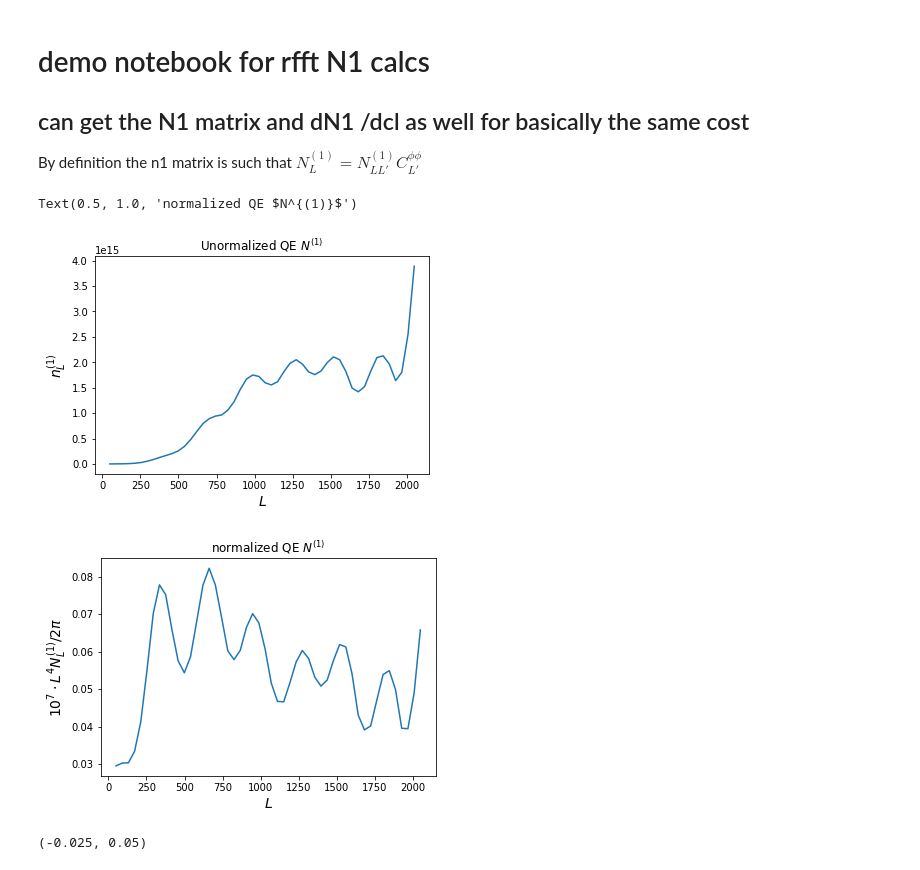
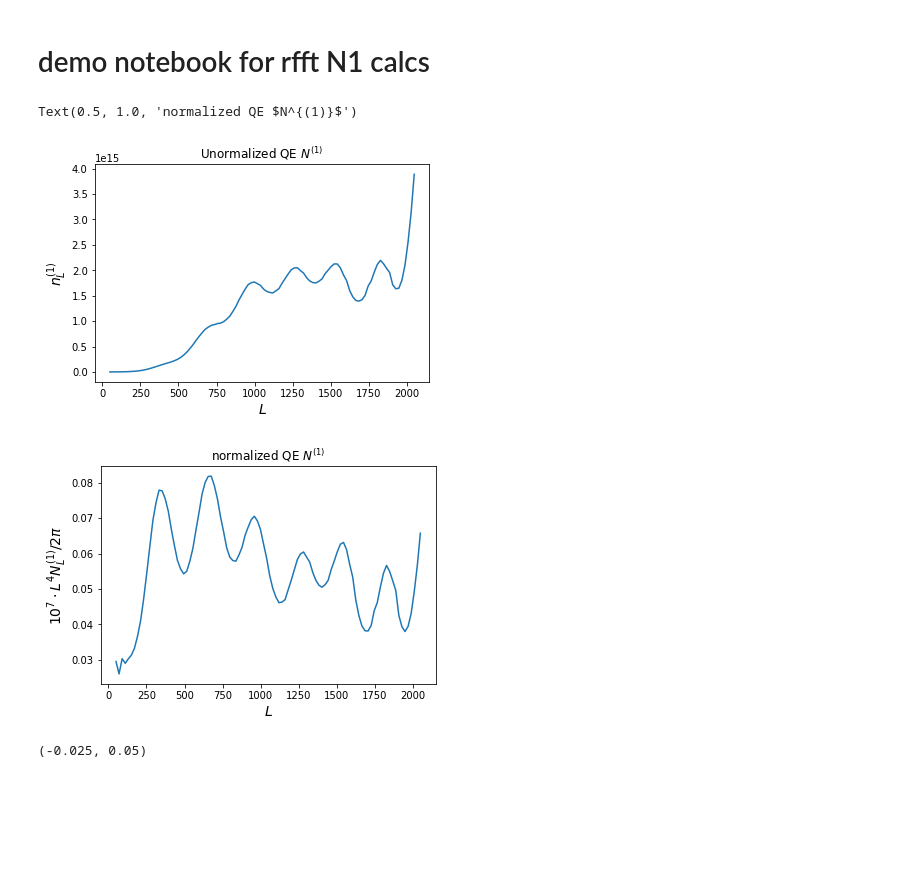
Before and after one commit to NextGenCMB/lensitbiases, a Jupyter notebook: demo_N1.ipynb, the cells around one changed output. Drawn from its saved outputs; the diff is of its cells as text; code cells hidden in the pictures; blank space fills up the shorter version.

```diff
--- a/demo_N1.ipynb
+++ b/demo_N1.ipynb
@@ -1,9 +1,5 @@
-# %% [markdown]
-# demo notebook for rfft N1 calcs
-
-## can get the N1 matrix and dN1 /dcl as well for basically the same cost
-
-By definition the n1 matrix is such that $N^{(1)}_L = N^{(1)}_{LL'}C^{\phi\phi}_{L'}$
+# %% [markdown]
+# demo notebook for rfft N1 calcs
 # %%
 import numpy as np
 import pylab as pl
@@ -20,35 +16,35 @@ lminbox=50
 # N1 depends on the relation between the filtered and CMB maps (fal matrix):
 fal = utils_n1.get_fal(clscmb_filt=cls_len, clscmb_dat=cls_len,
                        lmin_ivf=100, lmax_ivf=2048, nlevt=35., nlevp=55., beam=5., jt_tp=False)[1]
 fal['ee'] *= 0 # using T only
 fal['bb'] *= 0 # using T only
 
 if 'te' in fal.keys():
     fal['te'] *= 0.
 
 # Building (unnormalized estimate) N1 on a grid of 50 points
 lib_n1 = n1_fft.n1_fft(fal, cls_len, cls_grad, cls_unl['pp'], lminbox=lminbox, lmaxbox=2500)
-Ls_n1 = np.linspace(lminbox, 2048, 50)
+Ls_n1 = np.linspace(lminbox, 2048, 100)
 n1_PLlike = np.array([lib_n1.get_n1('ptt', L, do_n1mat=False) for L in Ls_n1])
 
 pl.plot(Ls_n1, n1_PLlike)
 pl.xlabel(r'$L$', fontsize=14)
 pl.ylabel(r'$n_L^{(1)}$', fontsize=14)
 pl.title(r'Unormalized QE $N^{(1)}$')
 
 
 # the normalization should be the same as the one used in ones' analysis. Here's one way to get it with this package
 (R_gg, R_cc), Ls_r = n0_fft.nhl_fft(fal, cls_grad, lminbox=lminbox, lmaxbox=4000).get_nhl('ptt')  # gradient and curl responses, and multipoles
 
 pl.figure()
 pl.plot(Ls_n1, Ls_n1 ** 2 * (Ls_n1 + 1) ** 2 * n1_PLlike / spl(Ls_r, R_gg, k=2, s=0, ext='zeros')(Ls_n1) ** 2 * 1e7 / 2. / np.pi)
 pl.xlabel(r'$L$', fontsize=14)
 pl.ylabel(r'$10^7\cdot L^4 N_L^{(1)} /2\pi$', fontsize=14)
 pl.title(r'normalized QE $N^{(1)}$')
 # %% [output]
 Text(0.5, 1.0, 'normalized QE $N^{(1)}$')
 [figure]
-[figure, old version]
+[figure, new version]
 # %%
 # S4 polarization N1:
 lminbox=14
```
Also changed, not shown: parts of 7 cells of this notebook.
